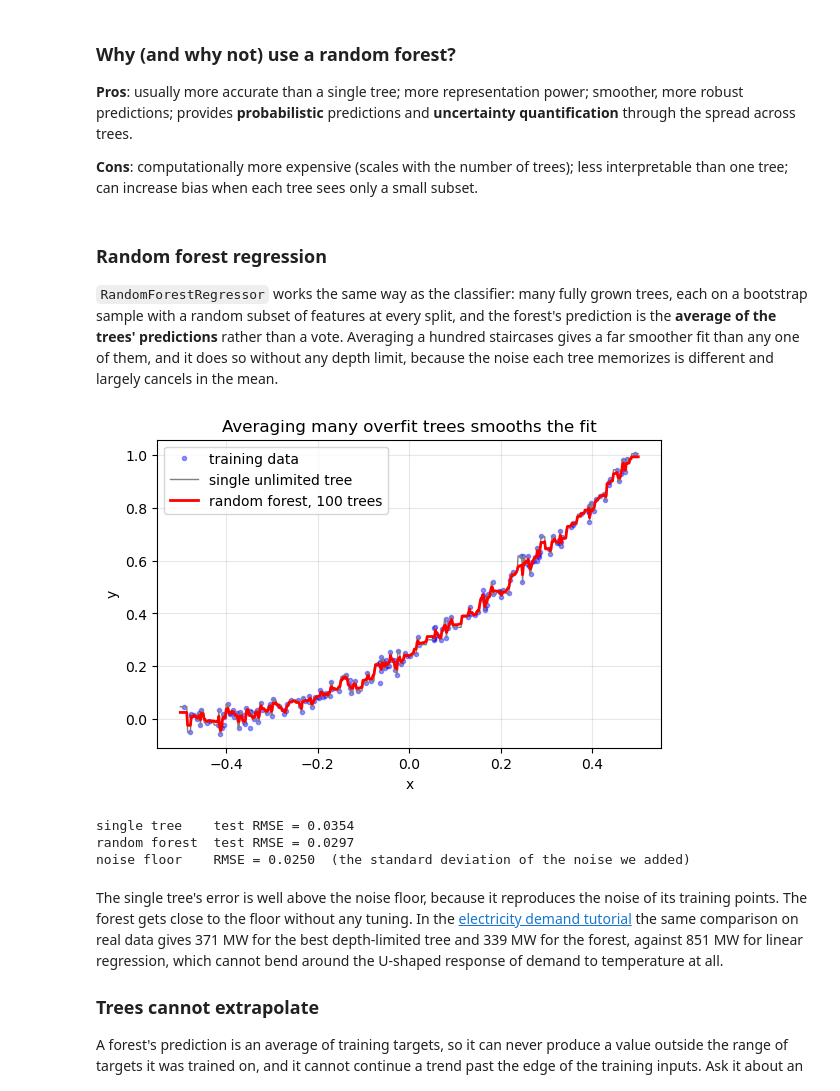
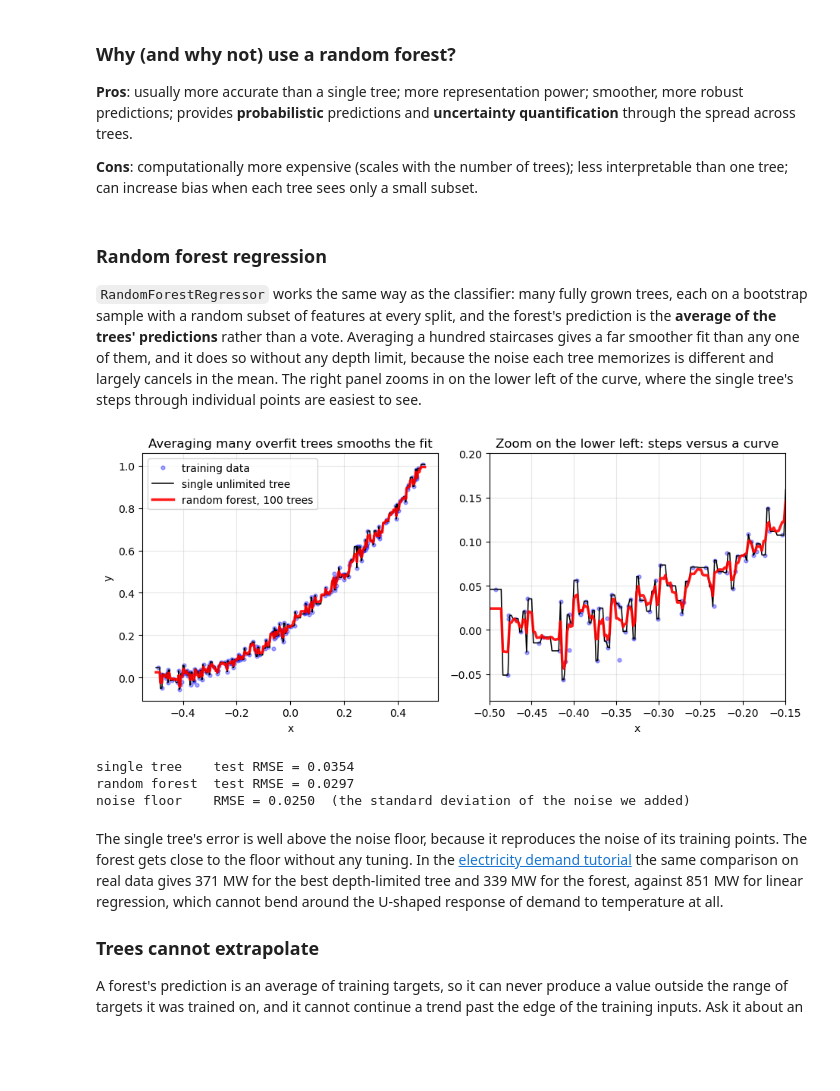
Before and after one commit to dmw2166/ML4Climate2026, a Jupyter notebook: lectures_ML/SupervisedML/treesforests.ipynb, the cells around one changed output. Saved outputs shown, nothing was run; the diff lists cells and outputs as text; code cells hidden in the pictures; blank space fills up the shorter version.

Commit message:
Week 5: make the single tree visible in the forest-versus-tree regression figure
Co-Authored-By: Claude Fable 5.1 <noreply@anthropic.com>

```diff
--- a/lectures_ML/SupervisedML/treesforests.ipynb
+++ b/lectures_ML/SupervisedML/treesforests.ipynb
@@ -234,30 +234,32 @@ small subset.
 bootstrap sample with a random subset of features at every split, and the forest's prediction is
 the **average of the trees' predictions** rather than a vote. Averaging a hundred staircases
 gives a far smoother fit than any one of them, and it does so without any depth limit, because
-the noise each tree memorizes is different and largely cancels in the mean.
+the noise each tree memorizes is different and largely cancels in the mean. The right panel zooms in on the lower left of the curve, where the single tree's steps through individual points are easiest to see.
 # %%
 from sklearn.ensemble import RandomForestRegressor
 from sklearn.metrics import mean_squared_error
 
 Xq_te = rng.uniform(-0.5, 0.5, size=(2000, 1))
 yq_te = (Xq_te[:, 0] + 0.5) ** 2 + rng.normal(0, 0.025, size=2000)      # fresh test points
 
 single = DecisionTreeRegressor(random_state=42).fit(Xq, yq)
 forest_reg = RandomForestRegressor(n_estimators=100, random_state=42).fit(Xq, yq)
 
-plt.figure(figsize=(6.5, 4))
-plt.plot(Xq, yq, "b.", alpha=0.4, label="training data")
-plt.plot(xg, single.predict(xg), color="gray", lw=1, label="single unlimited tree")
-plt.plot(xg, forest_reg.predict(xg), "r-", lw=2, label="random forest, 100 trees")
-plt.xlabel("x"); plt.ylabel("y"); plt.legend(); plt.grid(alpha=0.3)
-plt.title("Averaging many overfit trees smooths the fit")
-plt.show()
+fig, axs = plt.subplots(1, 2, figsize=(9.5, 4.2))
+for ax in axs:
+    ax.plot(Xq, yq, "b.", alpha=0.35, ms=7, label="training data")
+    ax.plot(xg, single.predict(xg), color="k", lw=1.1, label="single unlimited tree")
+    ax.plot(xg, forest_reg.predict(xg), "r-", lw=2.5, alpha=0.9, label="random forest, 100 trees")
+    ax.set_xlabel("x"); ax.grid(alpha=0.3)
+axs[0].set_ylabel("y"); axs[0].legend(loc="upper left"); axs[0].set_title("Averaging many overfit trees smooths the fit")
+axs[1].set_xlim(-0.5, -0.15); axs[1].set_ylim(-0.08, 0.2); axs[1].set_title("Zoom on the lower left: steps versus a curve")
+plt.tight_layout(); plt.show()
 
 for name, m in [("single tree", single), ("random forest", forest_reg)]:
     print(f"{name:14s} test RMSE = {np.sqrt(mean_squared_error(yq_te, m.predict(Xq_te))):.4f}")
 print(f"{'noise floor':14s} RMSE = 0.0250  (the standard deviation of the noise we added)")
 # %% [output]
-[figure, old version]
+[figure, new version]
 single tree    test RMSE = 0.0354
 random forest  test RMSE = 0.0297
 noise floor    RMSE = 0.0250  (the standard deviation of the noise we added)
```
Also changed, not shown: 1 other file.
